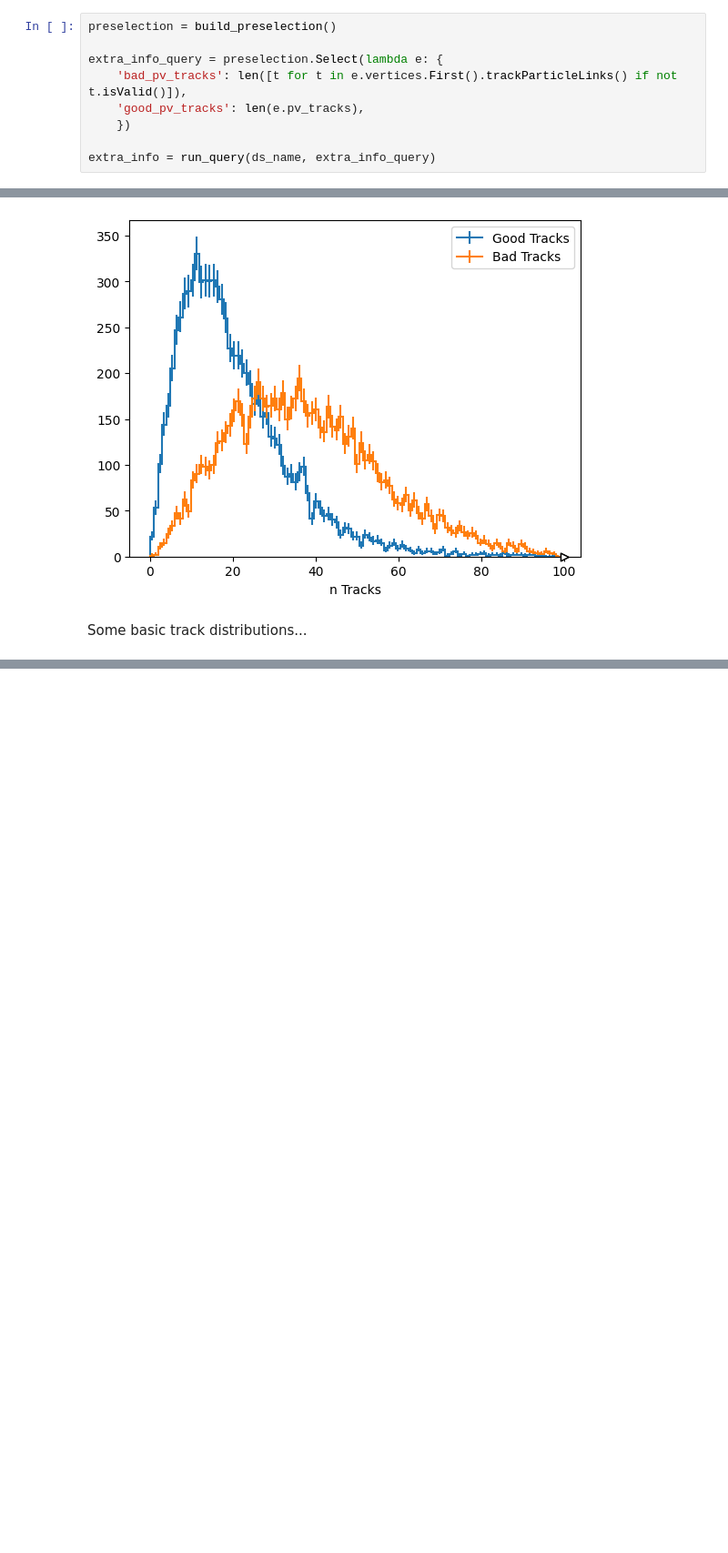
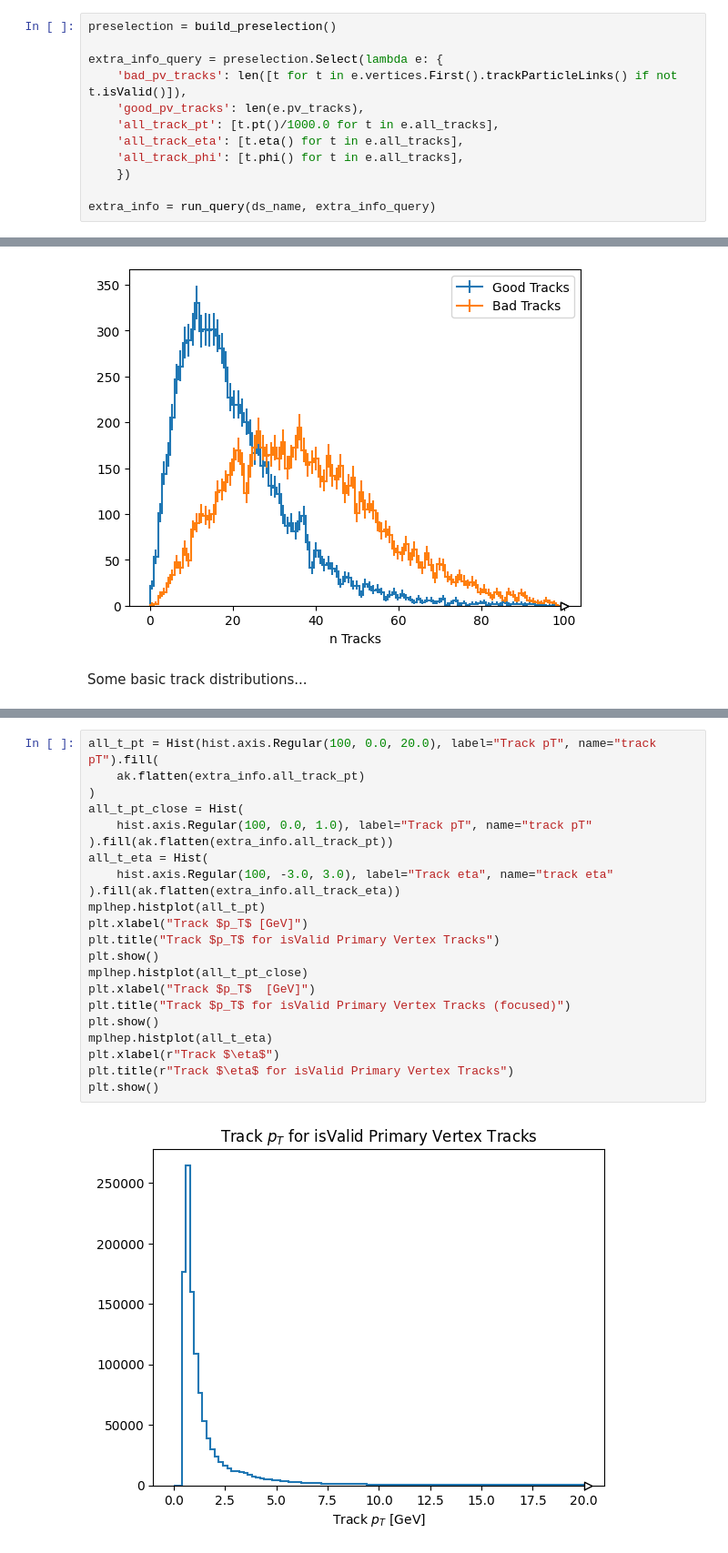
Before and after one commit to gordonwatts/sx_training_fetch, a Jupyter notebook: notebooks/pv_derivation_tracks.ipynb, the cells around one changed output, grey strips where cells are left out. Shown at 91% size. Saved outputs shown, nothing was run; the diff lists cells and outputs as text; blank space fills up the shorter version.

```diff
--- a/notebooks/pv_derivation_tracks.ipynb
+++ b/notebooks/pv_derivation_tracks.ipynb
@@ -37,6 +37,9 @@ preselection = build_preselection()
 extra_info_query = preselection.Select(lambda e: {
     'bad_pv_tracks': len([t for t in e.vertices.First().trackParticleLinks() if not t.isValid()]),
     'good_pv_tracks': len(e.pv_tracks),
+    'all_track_pt': [t.pt()/1000.0 for t in e.all_tracks],
+    'all_track_eta': [t.eta() for t in e.all_tracks],
+    'all_track_phi': [t.phi() for t in e.all_tracks],
     })
 
 extra_info = run_query(ds_name, extra_info_query)
@@ -87,0 +93,24 @@ plt.show()
+# %%
+all_t_pt = Hist(hist.axis.Regular(100, 0.0, 20.0), label="Track pT", name="track pT").fill(
+    ak.flatten(extra_info.all_track_pt)
+)
+all_t_pt_close = Hist(
+    hist.axis.Regular(100, 0.0, 1.0), label="Track pT", name="track pT"
+).fill(ak.flatten(extra_info.all_track_pt))
+all_t_eta = Hist(
+    hist.axis.Regular(100, -3.0, 3.0), label="Track eta", name="track eta"
+).fill(ak.flatten(extra_info.all_track_eta))
+mplhep.histplot(all_t_pt)
+plt.xlabel("Track $p_T$ [GeV]")
+plt.title("Track $p_T$ for isValid Primary Vertex Tracks")
+plt.show()
+mplhep.histplot(all_t_pt_close)
+plt.xlabel("Track $p_T$  [GeV]")
+plt.title("Track $p_T$ for isValid Primary Vertex Tracks (focused)")
+plt.show()
+mplhep.histplot(all_t_eta)
+plt.xlabel(r"Track $\eta$")
+plt.title(r"Track $\eta$ for isValid Primary Vertex Tracks")
+plt.show()
+# %% [output]
+[figure, added]
```
Also changed, not shown: parts of 5 cells of this notebook.
